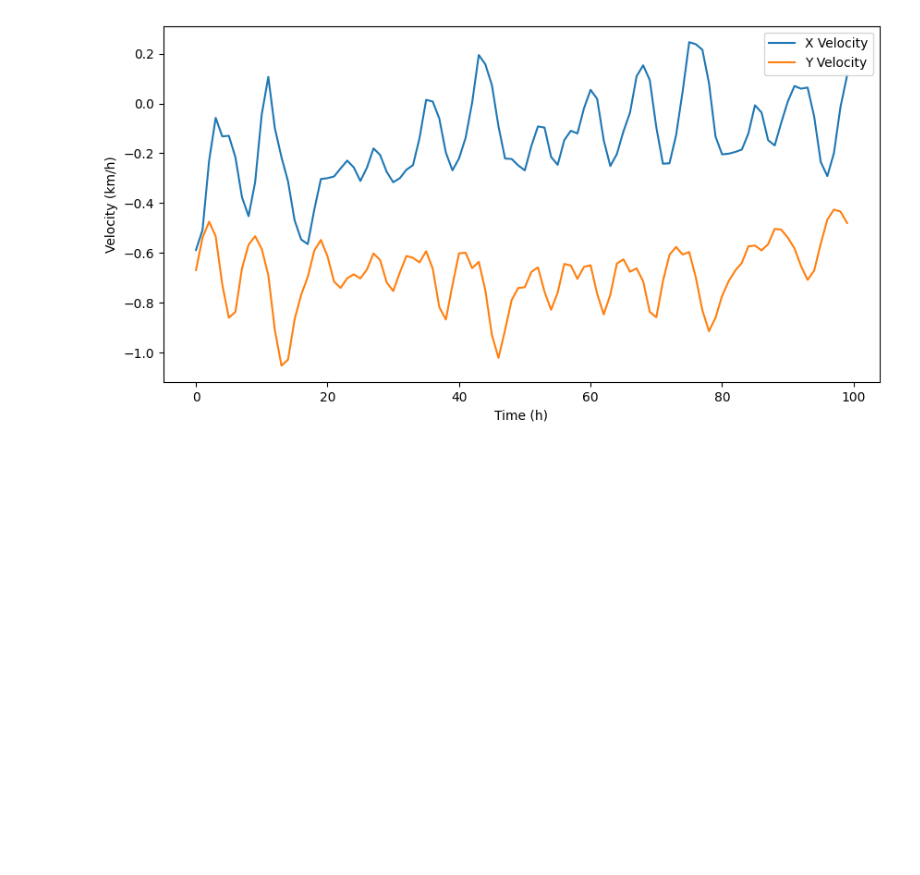
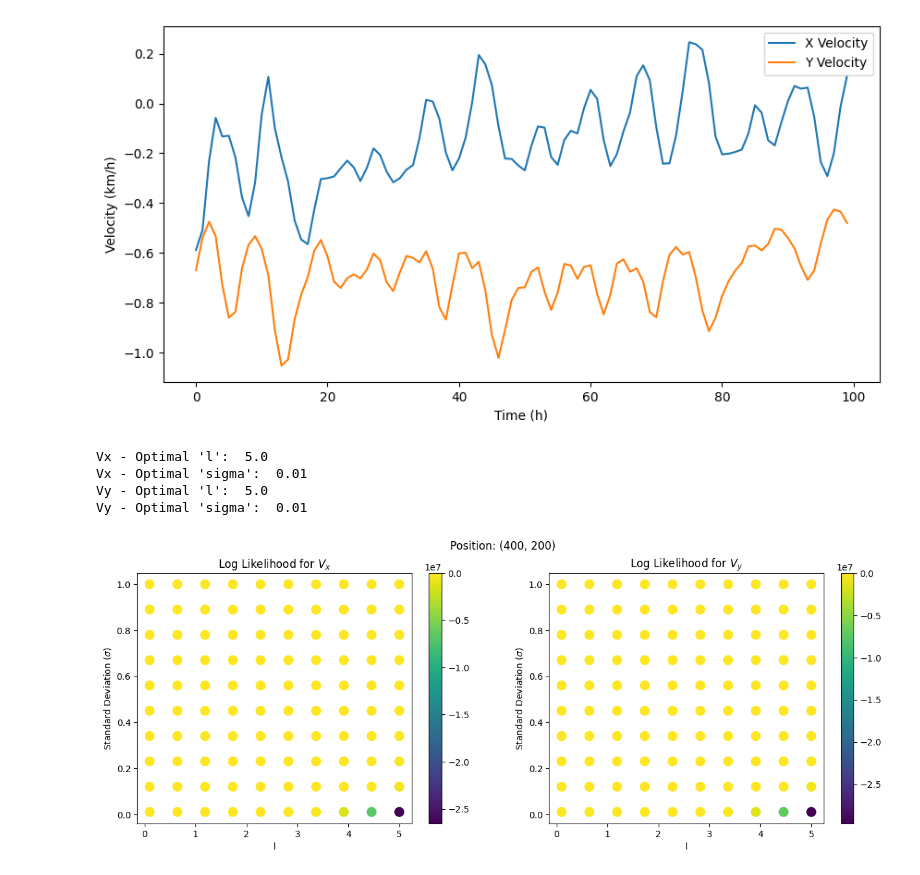
Before and after one commit to eddysanoli-galileo/Data-Analysis-Statistical-Modeling-and-Computation-in-Applications, a Jupyter notebook: Module 5 - Environmental Data and Gaussian Processes/Project/Project - Part II.ipynb, the cells around one changed output. Drawn from its saved outputs; the diff is of its cells as text; code cells hidden in the pictures; blank space fills up the shorter version.

```diff
--- a/Module 5 - Environmental Data and Gaussian Processes/Project/Project - Part II.ipynb
+++ b/Module 5 - Environmental Data and Gaussian Processes/Project/Project - Part II.ipynb
@@ -238,3 +82,57 @@ plt.ylabel('Velocity (km/h)')
 plt.show()
 # %% [output]
 [figure]
+# %%
+# ================ OPTIMIZATION ================ #
+
+# Create a range of values for "l" and "sigma"
+l_range = np.linspace(0.1, 5, 10)
+std_range = np.linspace(0.01, 1, 10)
+
+# Folds to use for cross validation
+num_folds = 15
+
+# Optimize the kernel parameters for the X component
+l_x, std_x, x_results_df = optimize_kernel_params(
+    data=Vx_loc,
+    l_range=l_range,
+    std_range=std_range,
+    num_folds=num_folds
+)
+
+# Optimize the kernel parameters for the Y component
+l_y, std_y, y_results_df = optimize_kernel_params(
+    data=Vy_loc,
+    l_range=l_range,
+    std_range=std_range,
+    num_folds=num_folds
+)
+
+# Label the parameters for each axis as "optimal"
+optimal_l_x = l_x
+optimal_std_x = std_x
+optimal_l_y = l_y
+optimal_std_y = std_y
+
+# =================== RESULTS ================== #
+
+print()
+print("Vx - Optimal 'l': ", l_x)
+print("Vx - Optimal 'sigma': ", std_x)
+print("Vy - Optimal 'l': ", l_y)
+print("Vy - Optimal 'sigma': ", std_y)
+
+# ==================== PLOT ==================== #
+
+# Plot the results of the grid search
+plot_grid_search_results(
+    x_results_df=x_results_df,
+    y_results_df=y_results_df,
+    position=np.array([x, y])
+)
+# %% [output]
+Vx - Optimal 'l':  5.0
+Vx - Optimal 'sigma':  0.01
+Vy - Optimal 'l':  5.0
+Vy - Optimal 'sigma':  0.01
+[figure, added]
```
Also changed, not shown: parts of 12 cells of this notebook, 2 other files.
